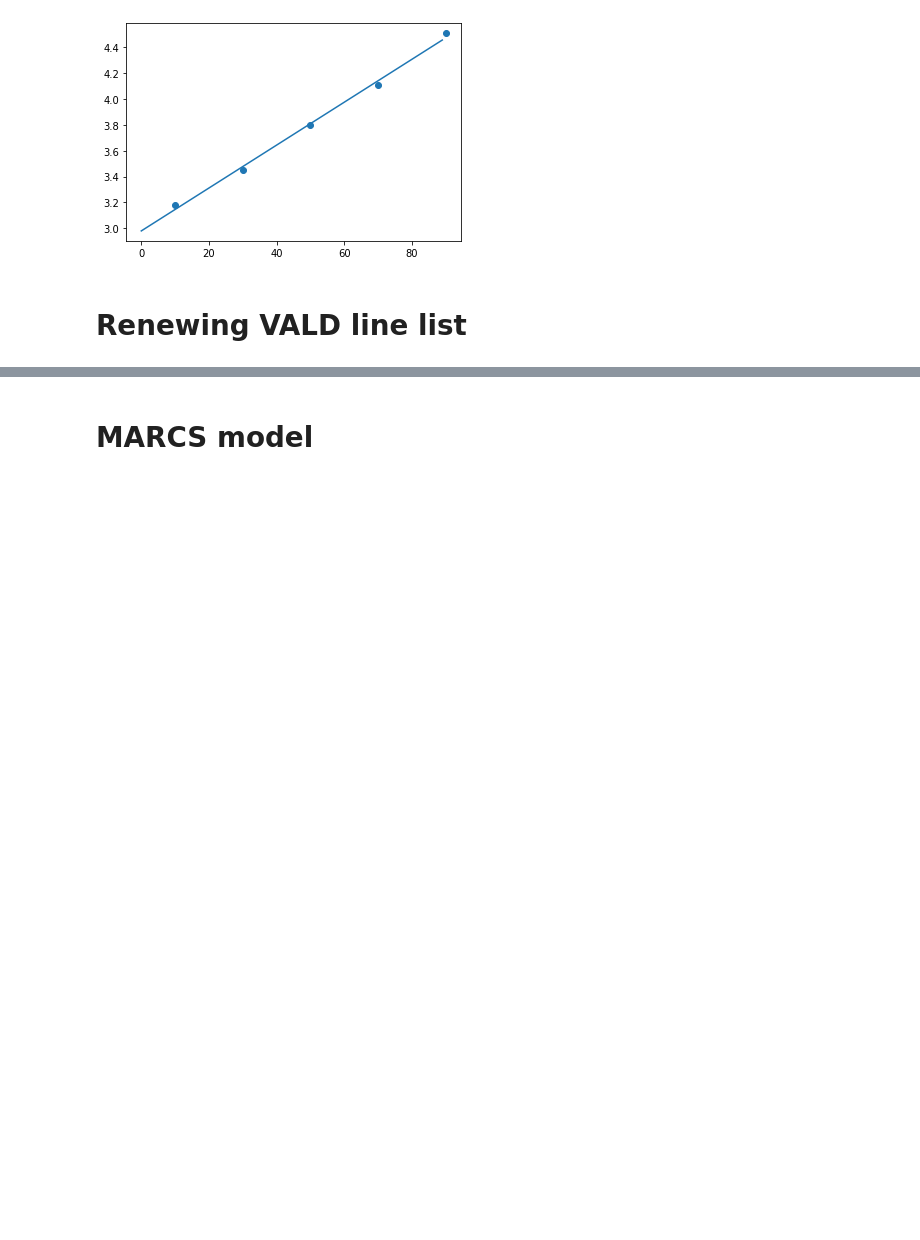
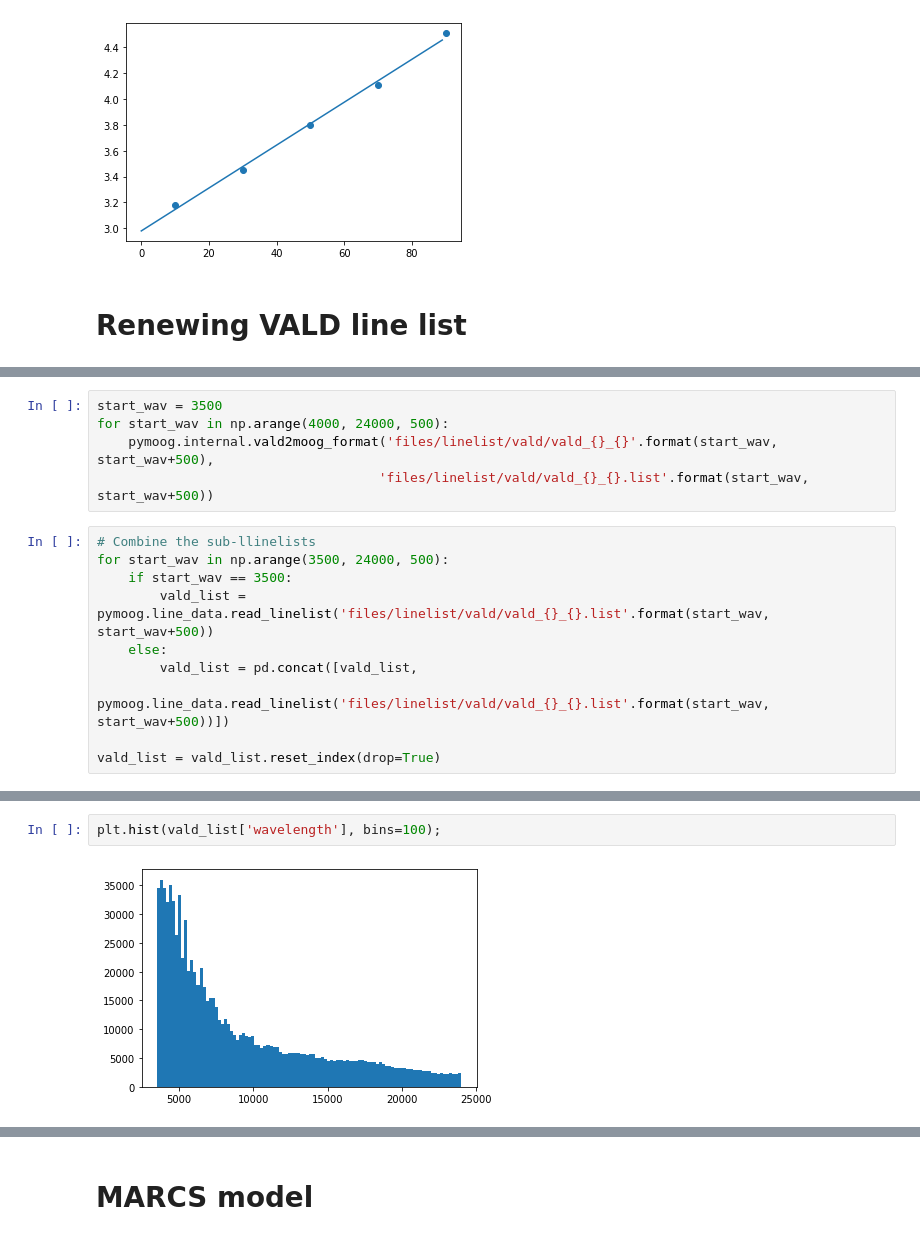
Before and after one commit to MingjieJian/pymoog, a Jupyter notebook: pymoog/internal.ipynb, the cells around one changed output, grey strips where cells are left out. Cells and saved outputs as stored; diff of their text form; blank space fills up the shorter version.

```diff
--- a/pymoog/internal.ipynb
+++ b/pymoog/internal.ipynb
@@ -44,0 +121,15 @@ import internal
+# %%
+start_wav = 3500
+for start_wav in np.arange(4000, 24000, 500):
+    pymoog.internal.vald2moog_format('files/linelist/vald/vald_{}_{}'.format(start_wav, start_wav+500),
+                                    'files/linelist/vald/vald_{}_{}.list'.format(start_wav, start_wav+500))
+# %%
+# Combine the sub-llinelists
+for start_wav in np.arange(3500, 24000, 500):
+    if start_wav == 3500:
+        vald_list = pymoog.line_data.read_linelist('files/linelist/vald/vald_{}_{}.list'.format(start_wav, start_wav+500))
+    else:
+        vald_list = pd.concat([vald_list,
+                               pymoog.line_data.read_linelist('files/linelist/vald/vald_{}_{}.list'.format(start_wav, start_wav+500))])
+
+vald_list = vald_list.reset_index(drop=True)
@@ -89,0 +170,4 @@ reply: retcode (221); Msg: b'2.0.0 Service closing transmission channel'
+# %%
+plt.hist(vald_list['wavelength'], bins=100);
+# %% [output]
+[figure, added]
```
Also changed, not shown: parts of 19 cells of this notebook, 39 other files.
